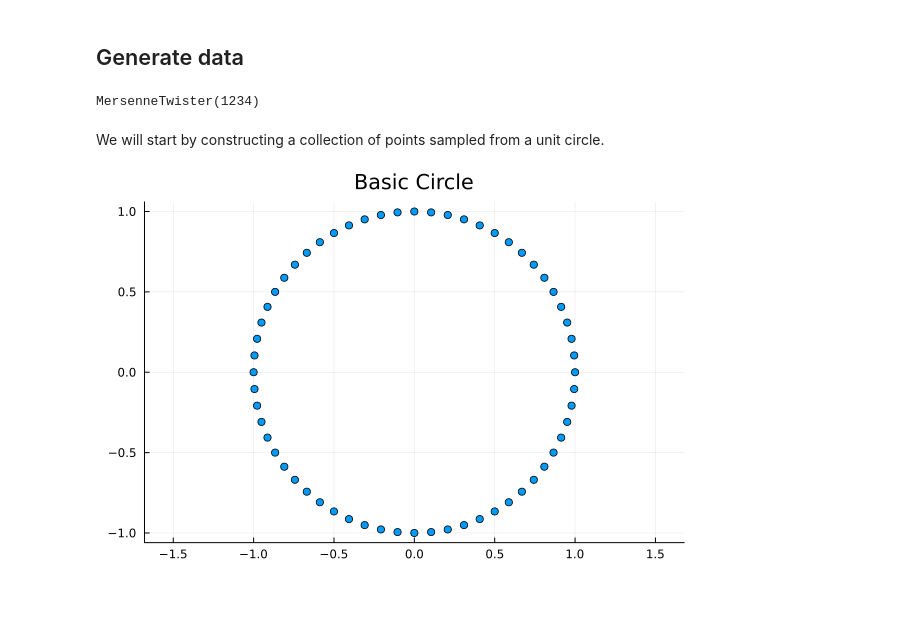
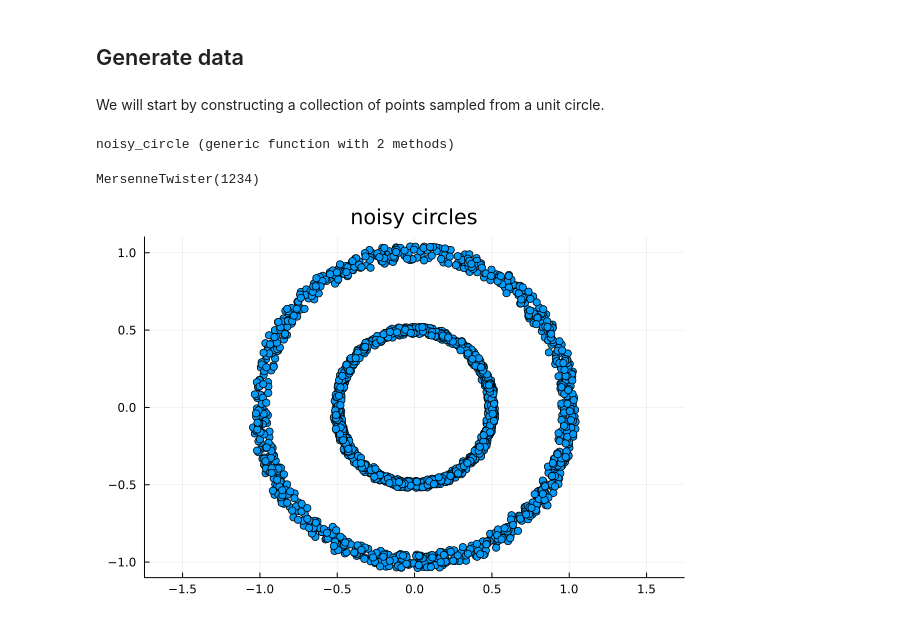
Before and after one commit to pnavaro/JuliaParis2023, a Jupyter notebook: ball_mapper.ipynb, the cells around one changed output. Cells and saved outputs as stored; diff of their text form; code cells hidden in the pictures.

```diff
--- a/ball_mapper.ipynb
+++ b/ball_mapper.ipynb
@@ -13,16 +10,30 @@ using GraphPlot
 using Random
 using Statistics
+# %% [markdown]
+We will start by constructing a collection of points sampled from a unit circle.
+# %%
+function noisy_circle(rng, n, noise=0.05)
+    x = zeros(n)
+    y = zeros(n)
+    for i in 1:n
+        θ = 2π * rand(rng)
+        x[i] = cos(θ) + 2 * noise * (rand(rng) - 0.5)
+        y[i] = sin(θ) + 2 * noise * (rand(rng) - 0.5)
+    end
+    return vcat(x', y')
+end
+# %% [output]
+noisy_circle (generic function with 2 methods)
 # %%
 rng = MersenneTwister(1234)
 # %% [output]
 MersenneTwister(1234)
-# %% [markdown]
-We will start by constructing a collection of points sampled from a unit circle.
 # %%
-points = hcat([[cos(θ), sin(θ)] for θ in LinRange(0, 2π, 61)[1:end-1]]...)
-scatter(points[1,:], points[2,:]; aspect_ratio=1, legend=false, title="Basic Circle")
+nc = noisy_circle(rng, 1000)
+points = hcat(nc, 0.5 .* nc )
+scatter(points[1,:], points[2,:]; aspect_ratio=1, legend=false, title="noisy circles")
 # %% [output]
-[figure, old version]
+[figure, new version]
 # %%
 function find_centers( points, ϵ )
     centers = Dict{Int, Int}() # dict of points {idx_v: idx_p, ... }
```
Also changed, not shown: parts of 26 cells of this notebook, 5 other files.
